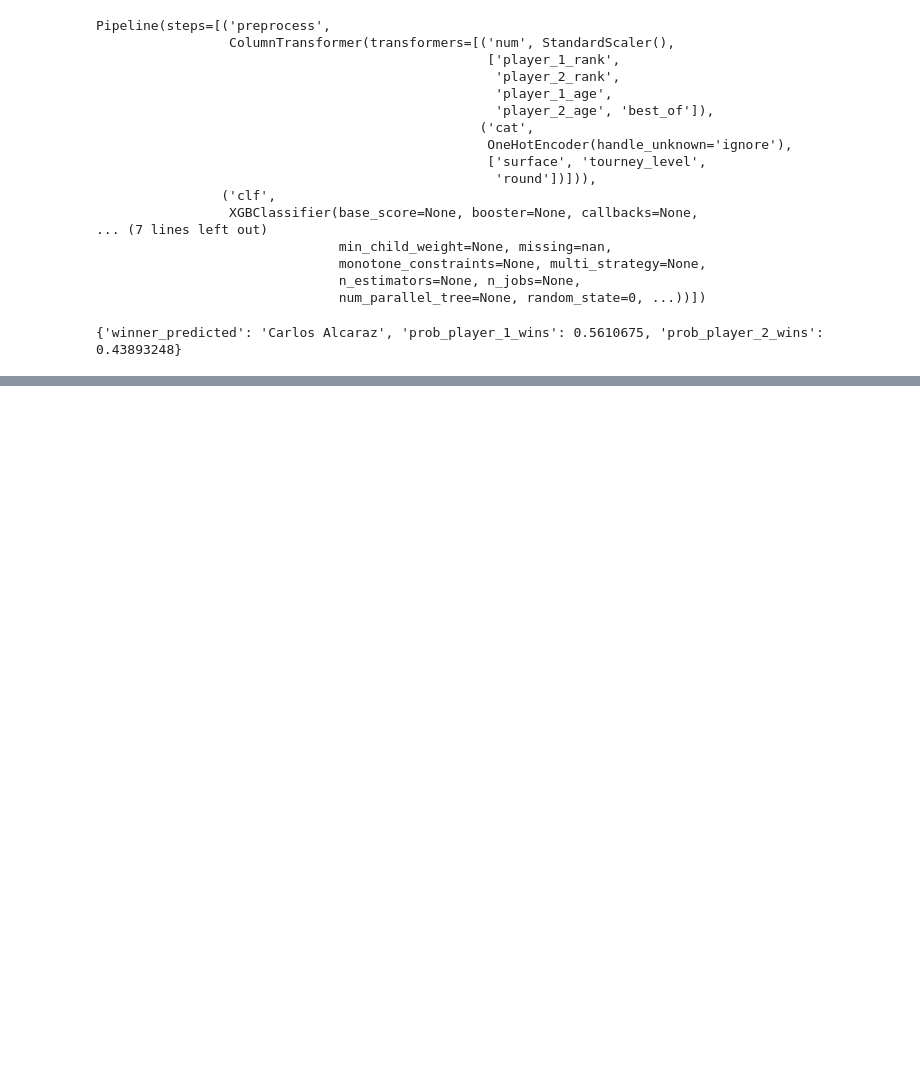
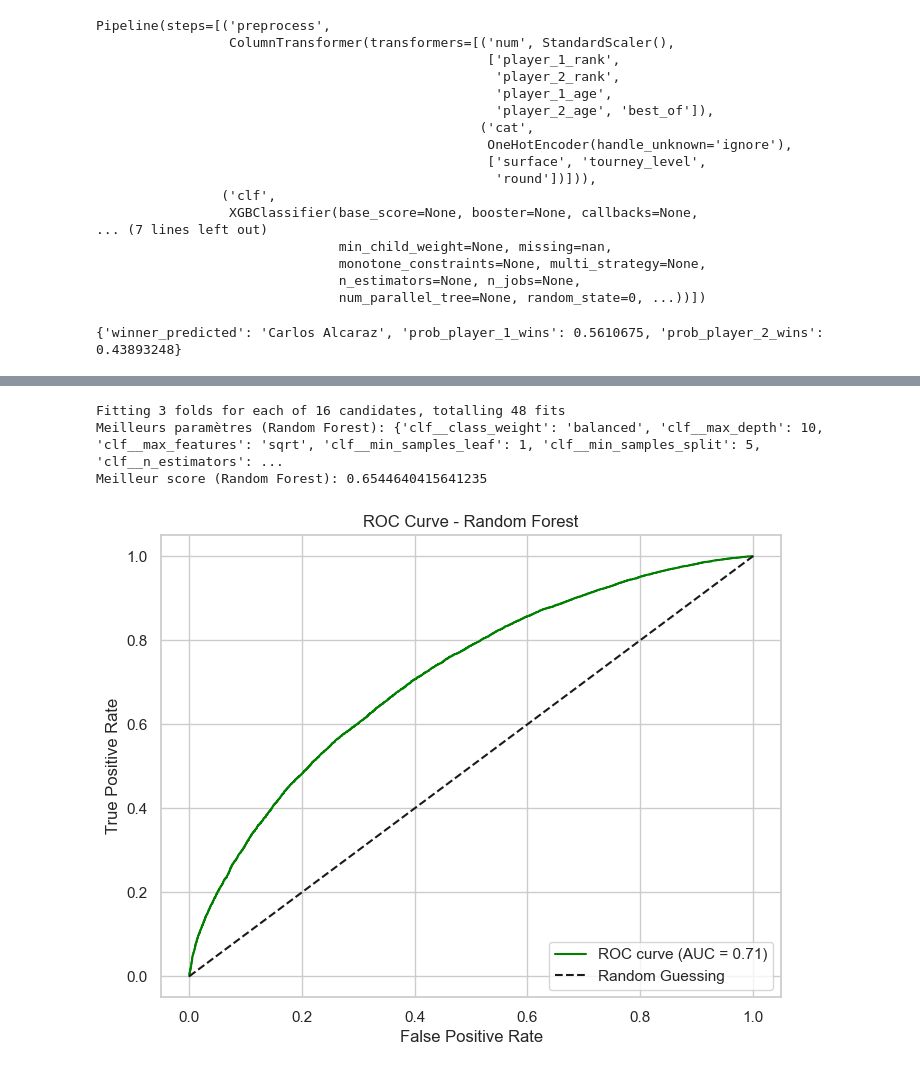
Before and after one commit to EyalT5/albert-ml-project, a Jupyter notebook: notebooks/scrapp.ipynb, the cells around one changed output, grey strips where cells are left out. Drawn from its saved outputs; the diff is of its cells as text; code cells hidden in the pictures; blank space fills up the shorter version.

```diff
--- a/notebooks/scrapp.ipynb
+++ b/notebooks/scrapp.ipynb
@@ -1237,0 +1528,60 @@ print(result)
+# %%
+from sklearn.model_selection import GridSearchCV
+
+# Réduire la grille d'hyperparamètres pour Random Forest
+param_grid_rf = {
+    'clf__n_estimators': [100, 200],  # Réduction du nombre d'arbres
+    'clf__max_depth': [None, 10],    # Moins de valeurs pour la profondeur
+    'clf__min_samples_split': [2, 5],  # Réduction des options pour les splits
+    'clf__min_samples_leaf': [1, 2],   # Réduction des options pour les feuilles
+    'clf__max_features': ['sqrt'],     # Une seule option pour les features
+    'clf__class_weight': ['balanced']  # Une seule option pour la gestion des classes
+}
+
+# Configurer GridSearchCV pour Random Forest
+grid_search_rf = GridSearchCV(
+    estimator=rf_pipeline,
+    param_grid=param_grid_rf,
+    scoring='accuracy',
+    cv=3,  # Réduction du nombre de plis pour la validation croisée
+    verbose=1,
+    n_jobs=-1
+)
+
+# Exécuter la recherche
+grid_search_rf.fit(X_train, y_train)
+
+# Afficher les meilleurs paramètres et le score
+print("Meilleurs paramètres (Random Forest):", grid_search_rf.best_params_)
+print("Meilleur score (Random Forest):", grid_search_rf.best_score_)
+
+# Réentraîner le modèle avec les meilleurs paramètres
+best_rf_model = grid_search_rf.best_estimator_
+# %% [output]
+Fitting 3 folds for each of 16 candidates, totalling 48 fits
+Meilleurs paramètres (Random Forest): {'clf__class_weight': 'balanced', 'clf__max_depth': 10, 'clf__max_features': 'sqrt', 'clf__min_samples_leaf': 1, 'clf__min_samples_split': 5, 'clf__n_estimators': ...
+Meilleur score (Random Forest): 0.6544640415641235
+# %%
+from sklearn.metrics import roc_curve, roc_auc_score
+
+import matplotlib.pyplot as plt
+
+# Prédire les probabilités pour la classe 1 (victoire du joueur 1)
+y_proba_rf = rf_pipeline.predict_proba(X_test)[:, 1]
+
+# Calculer la courbe ROC et l'AUC
+fpr_rf, tpr_rf, thresholds_rf = roc_curve(y_test, y_proba_rf)
+auc_rf = roc_auc_score(y_test, y_proba_rf)
+
+# Tracer la courbe ROC
+plt.figure(figsize=(8, 6))
+plt.plot(fpr_rf, tpr_rf, label=f'ROC curve (AUC = {auc_rf:.2f})', color='green')
+plt.plot([0, 1], [0, 1], 'k--', label='Random Guessing')
+plt.xlabel('False Positive Rate')
+plt.ylabel('True Positive Rate')
+plt.title('ROC Curve - Random Forest')
+plt.legend(loc='lower right')
+plt.grid(True)
+plt.show()
+# %% [output]
+[figure, added]
```
Also changed, not shown: parts of 14 cells of this notebook.
